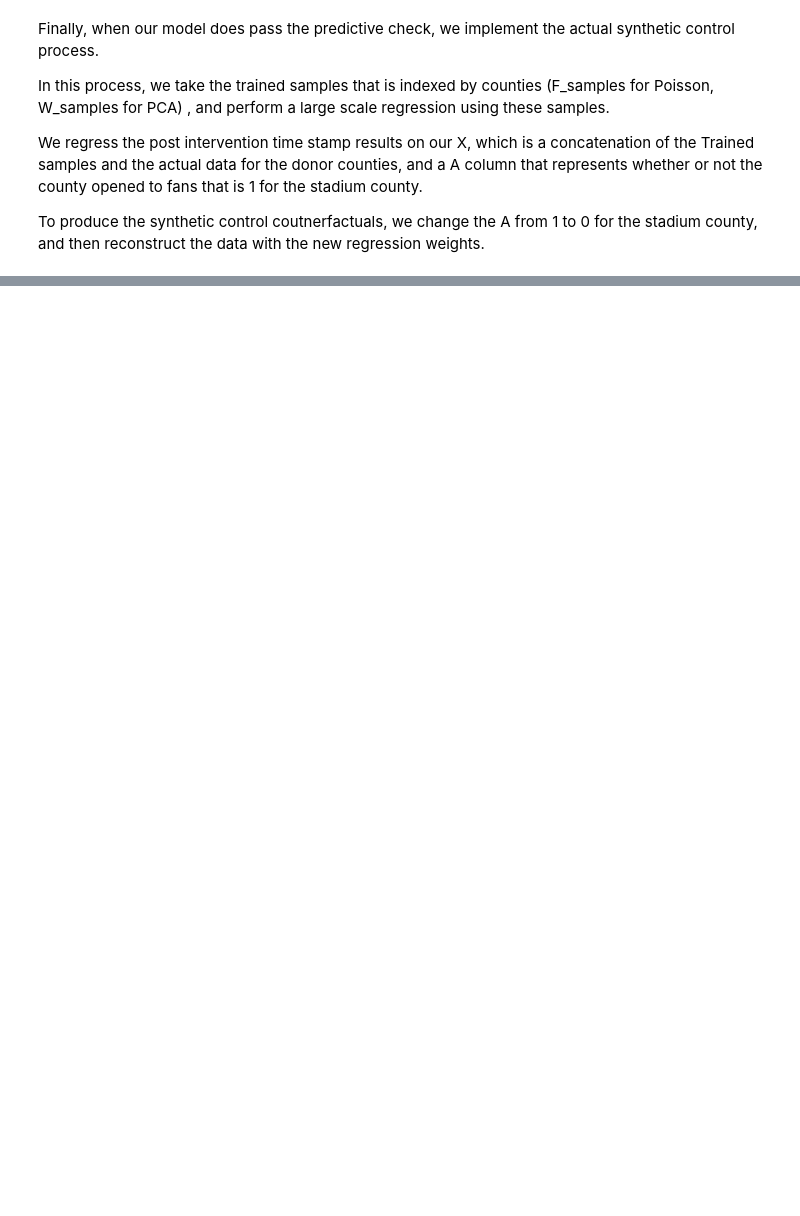
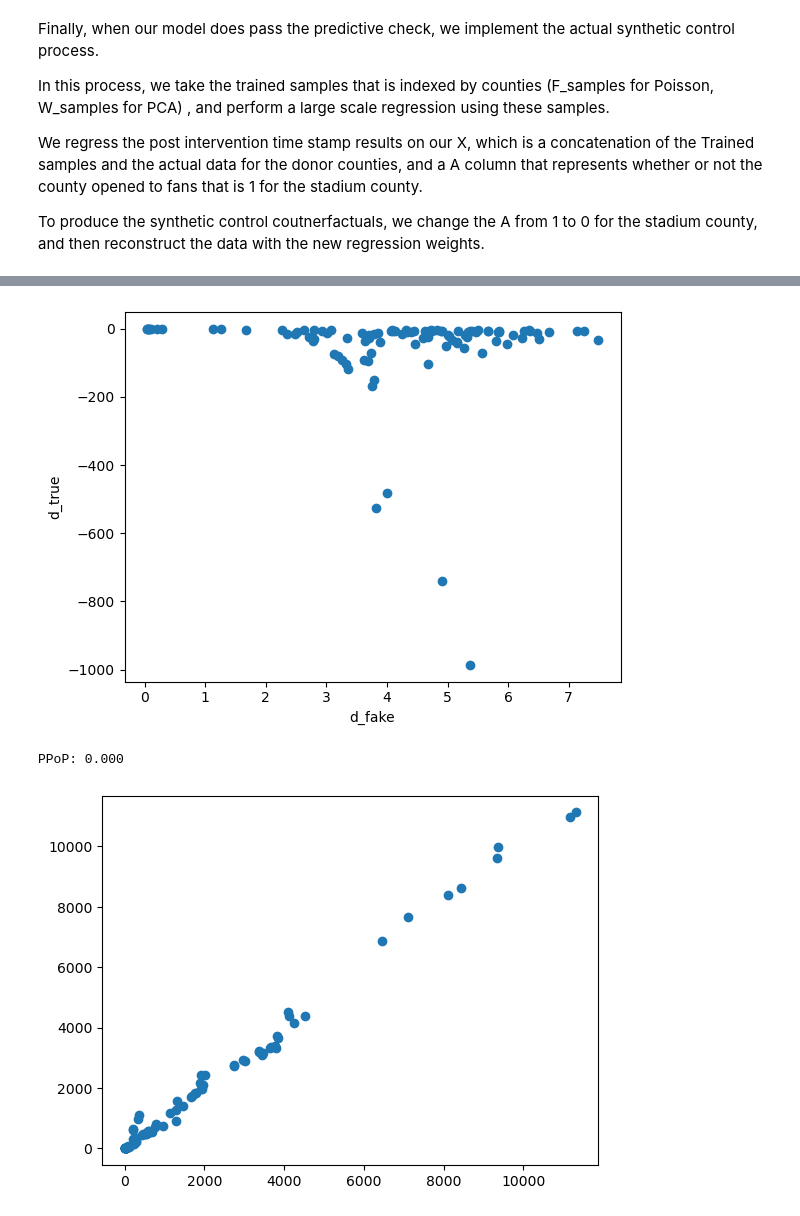
Before and after one commit to Joshuashou/Synthetic-Control-Paper-Model, a Jupyter notebook: Bayesian_SC.ipynb, the cells around one changed output, grey strips where cells are left out. Saved outputs shown, nothing was run; the diff lists cells and outputs as text; code cells hidden in the pictures; blank space fills up the shorter version.

```diff
--- a/Bayesian_SC.ipynb
+++ b/Bayesian_SC.ipynb
@@ -840,0 +1096,29 @@ NameError: name 'show_plot' is not defined
+# %%
+team = "Arizona"
+model_name = "GAP"
+latent_dim = latent_dim_dict[team]
+train_data = torch.from_numpy(np.load(f'new_results/{team}_train_data.npy'))
+train_mask = torch.from_numpy(np.load(f'new_results/{team}_mask.npy'))
+n_time, n_unit = train_data.shape
+posterior_samples = np.load(f'new_results/{team}_{model_name}_samples.npz')
+posterior_samples = {k: torch.from_numpy(v) for k,v in posterior_samples.items()}
+
+model = GAP(latent_dim=latent_dim, shp=1, rte=1)
+posterior_predictive_samples = model.likelihood(**posterior_samples).sample()
+
+def population_predictive_check(data, mask, model, posterior_samples):
+    model_name = model.__class__.__name__
+    posterior_predictive_samples = model.likelihood(**posterior_samples).sample()
+
+    log_prob_fake = model.likelihood(**posterior_samples).log_prob(posterior_predictive_samples)
+    log_prob_true = model.likelihood(**posterior_samples).log_prob(data)
+
+    d_fake = -log_prob_fake[:, ~mask].sum(axis=-1)
+    d_true = -log_prob_true[:, ~mask].sum(axis=-1)
+
+    ppop = (d_fake > d_true).float().mean()
+    print(f"PPoP for {model_name}: {ppop:.3f}")
+# %% [output]
+[figure, added]
+PPoP: 0.000
+[figure, added]
```
Also changed, not shown: parts of 23 cells of this notebook, 2 other files.
